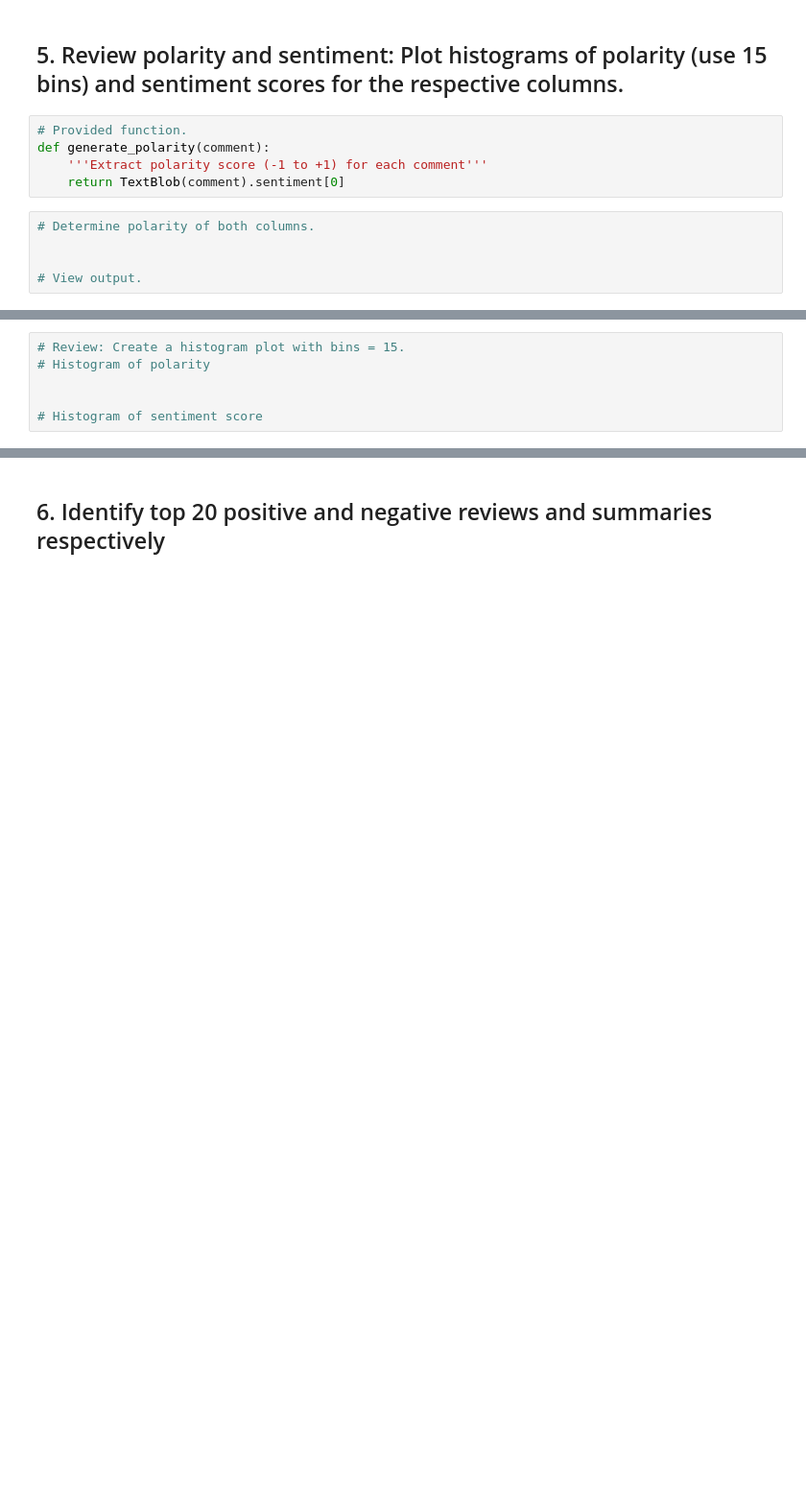
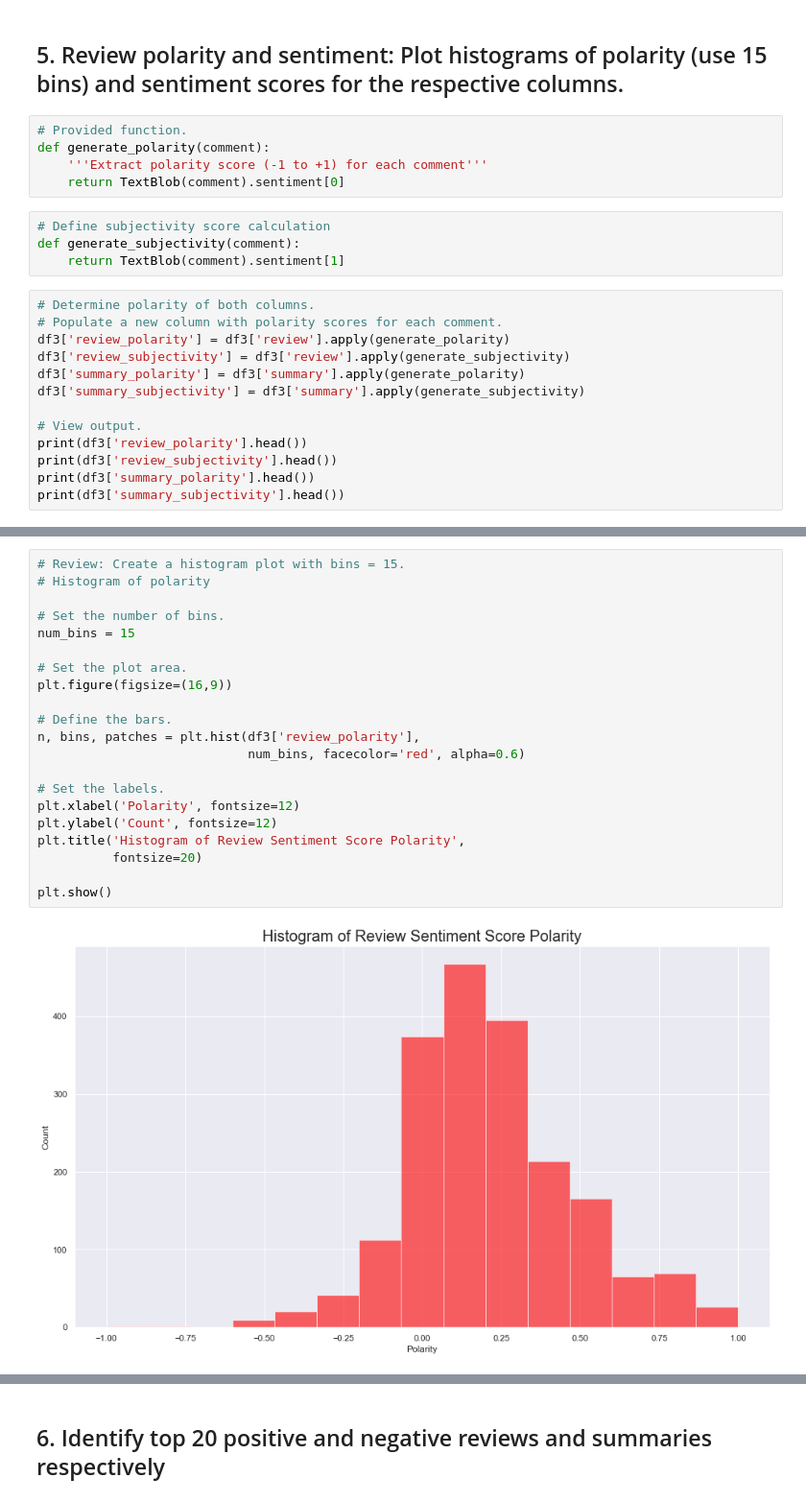
Before and after one commit to gileshrb/Turtle-Games-Assignment, a Jupyter notebook: Benham_Giles_DA301_Assignment_Notebook.ipynb, the cells around one changed output, grey strips where cells are left out. Shown at 96% size. Cells and saved outputs as stored; diff of their text form; blank space fills up the shorter version.

Commit message:
turtle games assignment with histograms

```diff
--- a/Benham_Giles_DA301_Assignment_Notebook.ipynb
+++ b/Benham_Giles_DA301_Assignment_Notebook.ipynb
@@ -1137,8 +1160,20 @@ plt.show()
 def generate_polarity(comment):
     '''Extract polarity score (-1 to +1) for each comment'''
     return TextBlob(comment).sentiment[0]
+# %%
+# Define subjectivity score calculation
+def generate_subjectivity(comment):
+    return TextBlob(comment).sentiment[1]
 # %%
 # Determine polarity of both columns.
-
+# Populate a new column with polarity scores for each comment.
+df3['review_polarity'] = df3['review'].apply(generate_polarity)
+df3['review_subjectivity'] = df3['review'].apply(generate_subjectivity)
+df3['summary_polarity'] = df3['summary'].apply(generate_polarity)
+df3['summary_subjectivity'] = df3['summary'].apply(generate_subjectivity)
 
 # View output.
+print(df3['review_polarity'].head())
+print(df3['review_subjectivity'].head())
+print(df3['summary_polarity'].head())
+print(df3['summary_subjectivity'].head())
@@ -1145,6 +1198,23 @@ def generate_polarity(comment):
 # %%
 # Review: Create a histogram plot with bins = 15.
 # Histogram of polarity
 
+# Set the number of bins.
+num_bins = 15
 
-# Histogram of sentiment score
+# Set the plot area.
+plt.figure(figsize=(16,9))
+
+# Define the bars.
+n, bins, patches = plt.hist(df3['review_polarity'],
+                            num_bins, facecolor='red', alpha=0.6)
+
+# Set the labels.
+plt.xlabel('Polarity', fontsize=12)
+plt.ylabel('Count', fontsize=12)
+plt.title('Histogram of Review Sentiment Score Polarity',
+          fontsize=20)
+
+plt.show()
+# %% [output]
+[figure, added]
```
Also changed, not shown: parts of 11 cells of this notebook.
